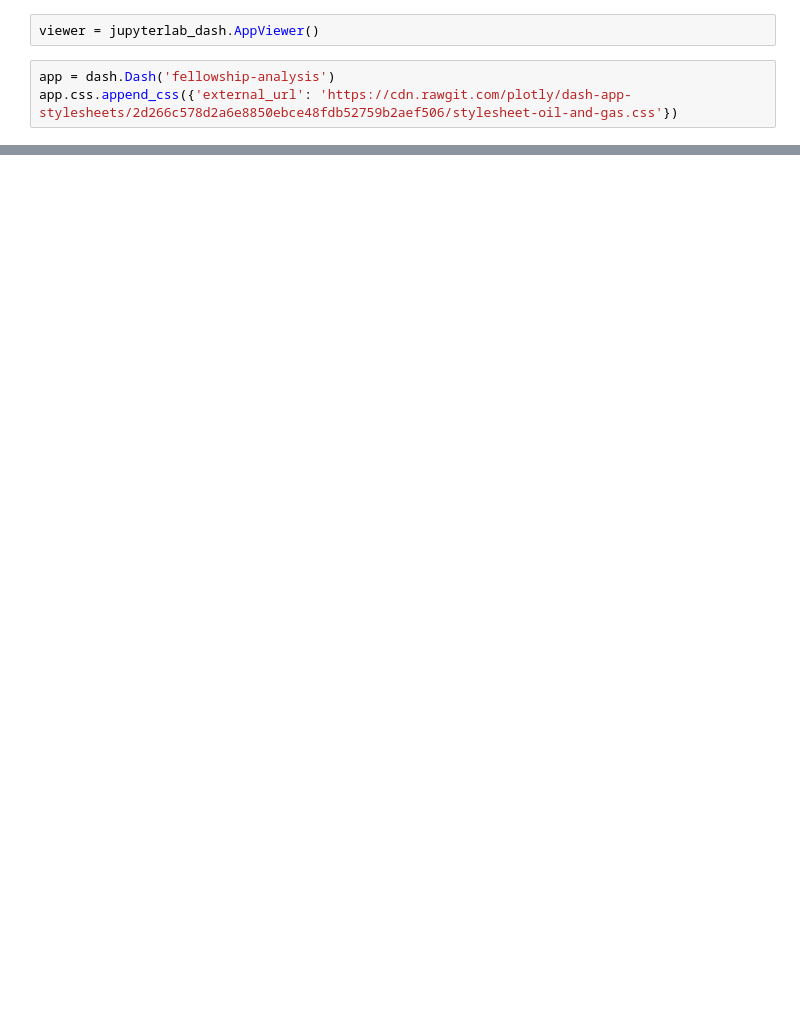
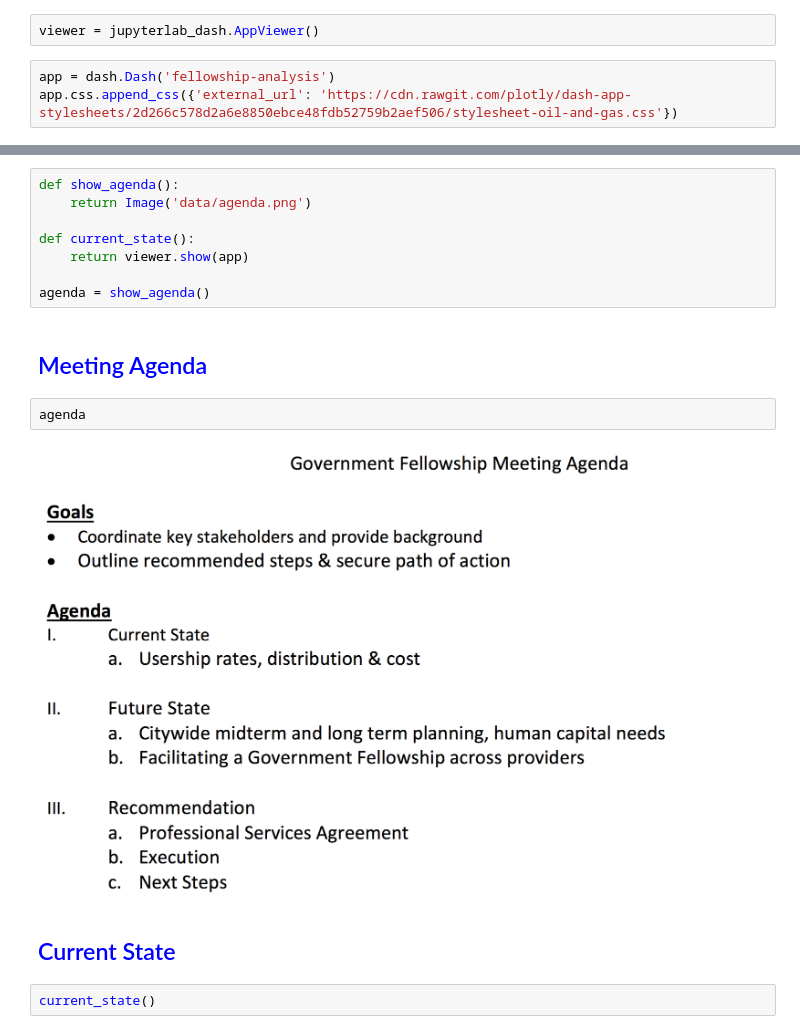
Before and after one commit to brl1906/fellowship-analysis, a Jupyter notebook: 6-24-2019-brl1906-dashbaord.ipynb, the cells around one changed output, grey strips where cells are left out. Cells and saved outputs as stored; diff of their text form; blank space fills up the shorter version.

Commit message:
add agenda image and meeting facilitation components.

```diff
--- a/6-24-2019-brl1906-dashbaord.ipynb
+++ b/6-24-2019-brl1906-dashbaord.ipynb
@@ -85,0 +87,18 @@ viewer.show(app)
+# %%
+def show_agenda():
+    return Image('data/agenda.png')
+
+def current_state():
+    return viewer.show(app)
+
+agenda = show_agenda()
+# %% [markdown]
+## <font color=blue>Meeting Agenda</font>
+# %%
+agenda
+# %% [output]
+[figure, added]
+# %% [markdown]
+## <font color=blue>Current State</font>
+# %%
+current_state()
```
Also changed, not shown: parts of 2 cells of this notebook, 1 other file.
